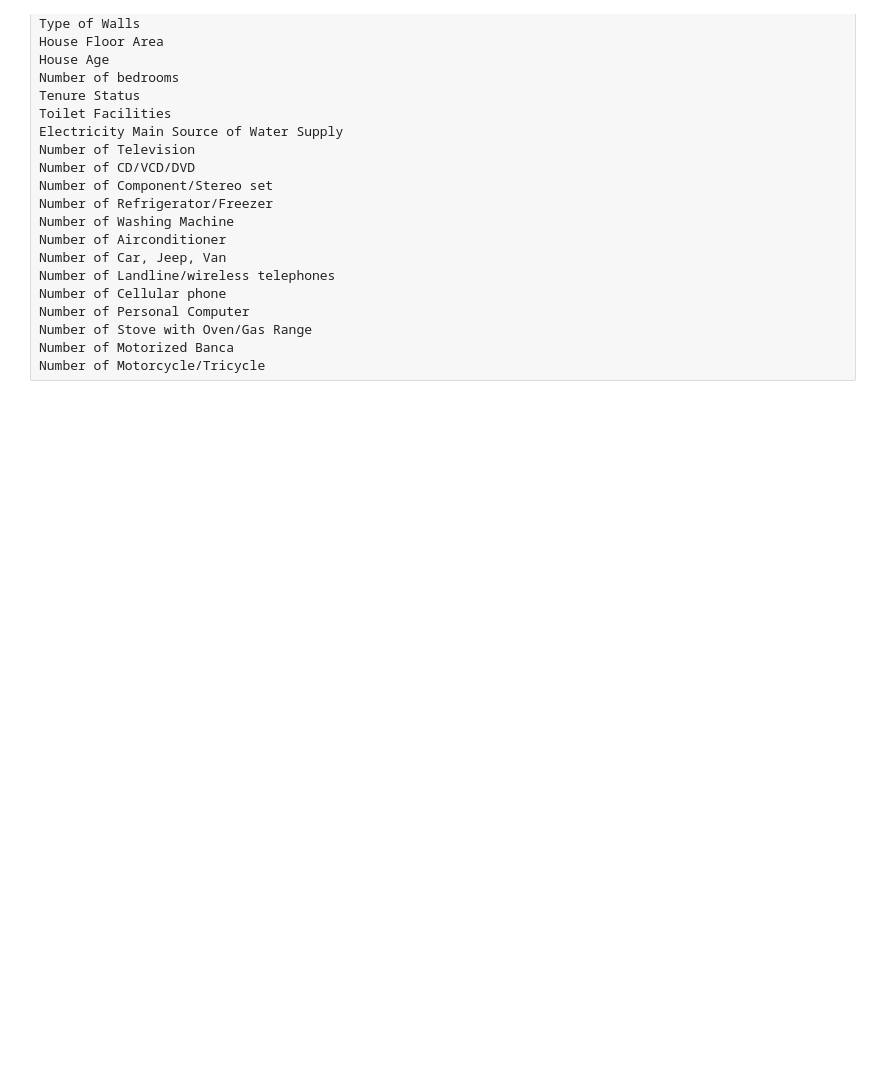
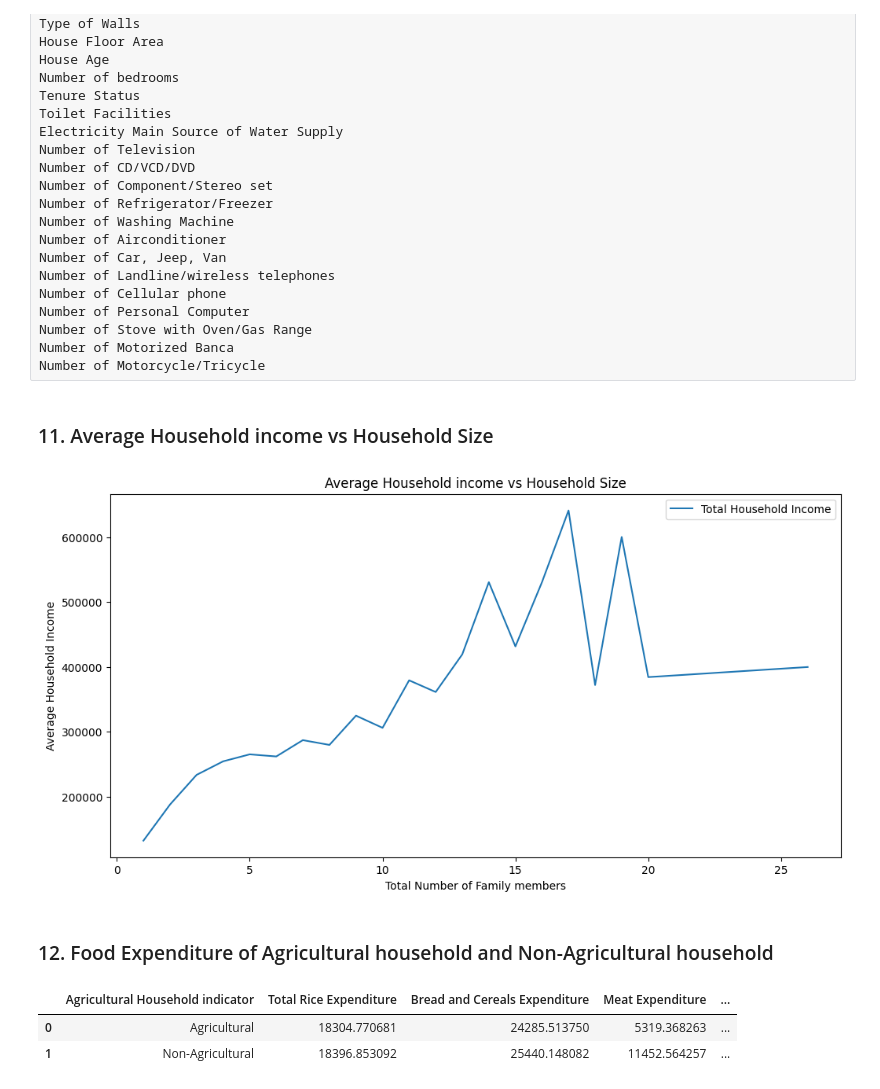
Before and after one commit to RyannKim327/Jupyter-Notebook, a Jupyter notebook: ITD - 3B/Final Project.ipynb, the cells around one changed output. Cells and saved outputs as stored; diff of their text form; code cells hidden in the pictures; blank space fills up the shorter version.

```diff
--- a/ITD - 3B/Final Project.ipynb
+++ b/ITD - 3B/Final Project.ipynb
@@ -220,3 +220,16 @@ Number of Personal Computer
 Number of Stove with Oven/Gas Range
 Number of Motorized Banca
 Number of Motorcycle/Tricycle
+# %% [markdown]
+### 11. Average Household income vs Household Size
+# %%
+income_size = data.groupby('Total Number of Family members')[['Total Household Income']].mean()
+income_size.plot(kind="line", figsize=(12,6))
+
+plt.ylabel('Average Household Income')
+plt.title('Average Household income vs Household Size')
+plt.show()
+# %% [output]
+[figure, added]
+# %% [markdown]
+### 12. Food Expenditure of Agricultural household and Non-Agricultural household
@@ -222,0 +246,6 @@ Number of Motorcycle/Tricycle
+# %%
+average_expenditure
+# %% [output]
+|  | Agricultural Household indicator | Total Rice Expenditure | Bread and Cereals Expenditure | Meat Expenditure | ... |
+| 0 | Agricultural | 18304.770681 | 24285.513750 | 5319.368263 | ... |
+| 1 | Non-Agricultural | 18396.853092 | 25440.148082 | 11452.564257 | ... |
```
Also changed, not shown: parts of 5 cells of this notebook.
